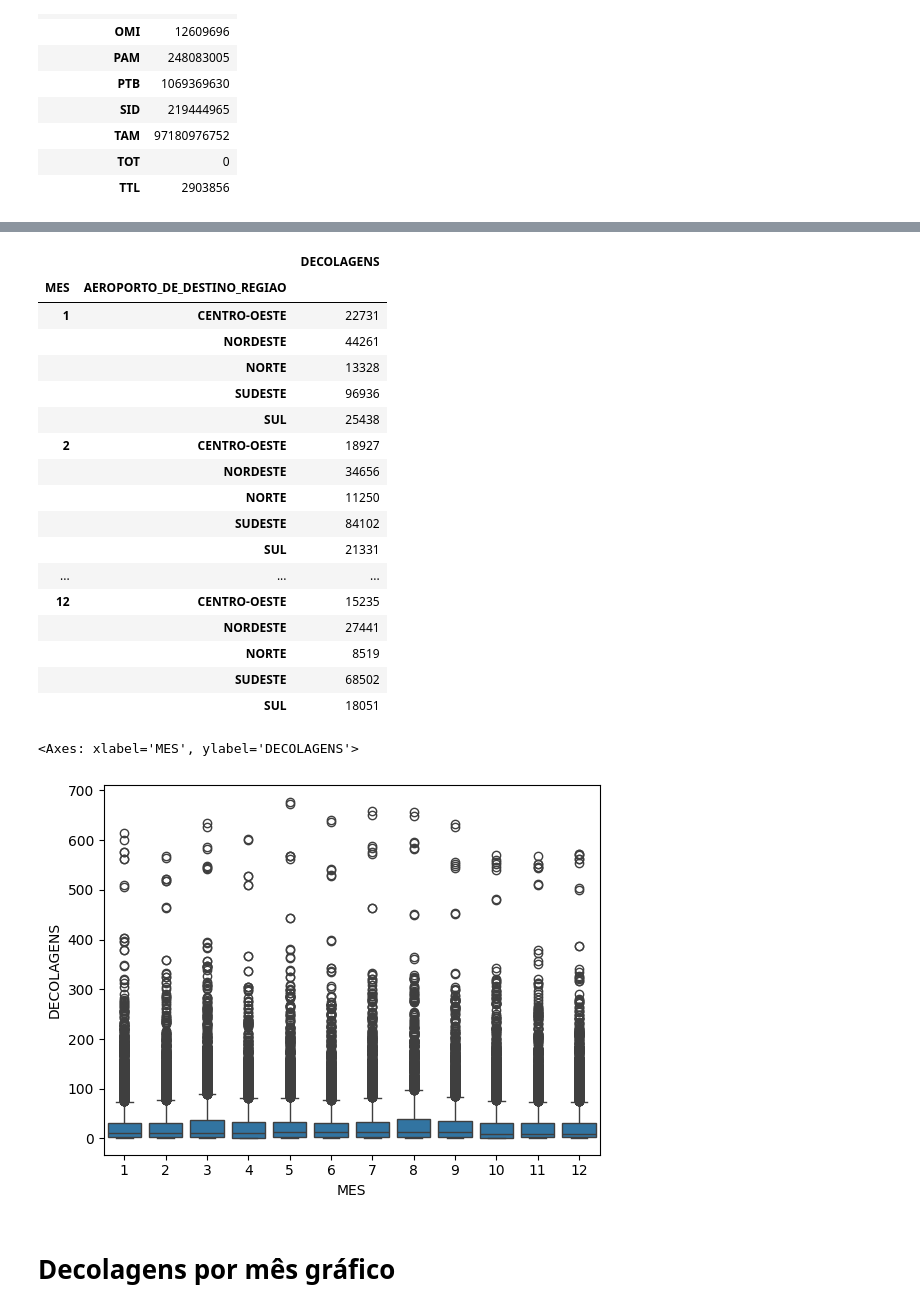
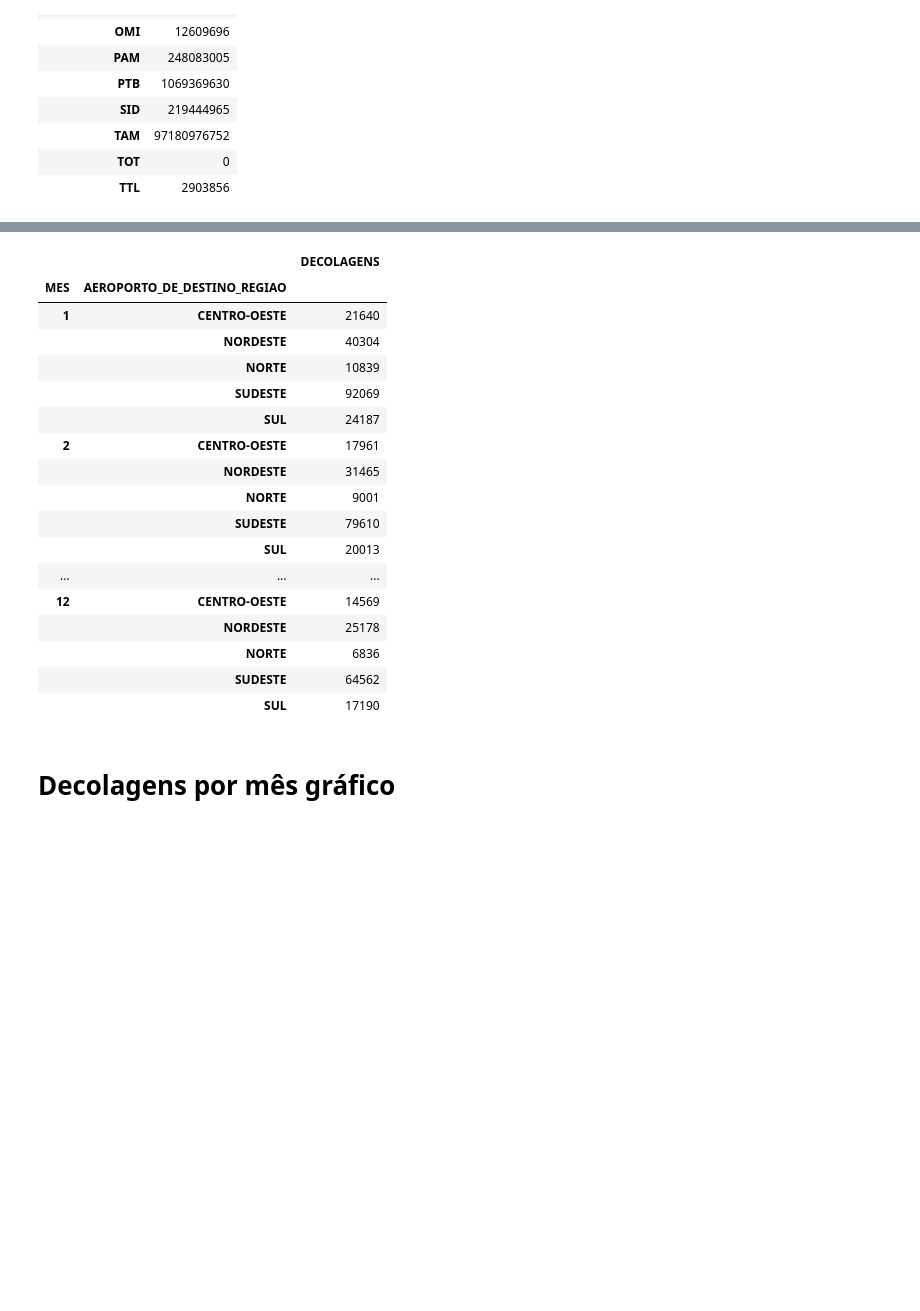
Before and after one commit to lgmro/analise_dados_big_data, a Jupyter notebook: Analise_Descritiva.ipynb, the cells around one changed output, grey strips where cells are left out. Saved outputs shown, nothing was run; the diff lists cells and outputs as text; code cells hidden in the pictures; blank space fills up the shorter version.

```diff
--- a/Analise_Descritiva.ipynb
+++ b/Analise_Descritiva.ipynb
@@ -132,5 +119,6 @@ display(ask_empresa)
 # %%
-decolagens_regiao = base[['EMPRESA_SIGLA', 'AEROPORTO_DE_DESTINO_REGIAO', 'DECOLAGENS']].groupby(['EMPRESA_SIGLA', 'AEROPORTO_DE_DESTINO_REGIAO']).sum()
+melhores_empresa = base.loc[(base['EMPRESA_SIGLA'] == 'AZU') | (base['EMPRESA_SIGLA'] == 'GLO') | (base['EMPRESA_SIGLA'] == 'TAM')]
+decolagens_regiao = melhores_empresa[['EMPRESA_SIGLA', 'AEROPORTO_DE_DESTINO_REGIAO', 'DECOLAGENS']].groupby(['EMPRESA_SIGLA', 'AEROPORTO_DE_DESTINO_REGIAO']).sum()
 display(decolagens_regiao)
 # %% [output]
 |  |  | DECOLAGENS |
@@ -156,27 +143,25 @@ display(decolagens_regiao)
 # %%
-decolagens_mes = base[['MES', 'AEROPORTO_DE_DESTINO_REGIAO', 'DECOLAGENS']].groupby(['MES', 'AEROPORTO_DE_DESTINO_REGIAO']).sum()
+decolagens_mes = melhores_empresa[['MES', 'AEROPORTO_DE_DESTINO_REGIAO', 'DECOLAGENS']].groupby(['MES', 'AEROPORTO_DE_DESTINO_REGIAO']).sum()
 display(decolagens_mes)
 # %% [output]
 |  |  | DECOLAGENS |
 | MES | AEROPORTO_DE_DESTINO_REGIAO |  |
-| 1 | CENTRO-OESTE | 22731 |
-|  | NORDESTE | 44261 |
-|  | NORTE | 13328 |
-|  | SUDESTE | 96936 |
-|  | SUL | 25438 |
-| 2 | CENTRO-OESTE | 18927 |
-|  | NORDESTE | 34656 |
-|  | NORTE | 11250 |
-|  | SUDESTE | 84102 |
-|  | SUL | 21331 |
+| 1 | CENTRO-OESTE | 21640 |
+|  | NORDESTE | 40304 |
+|  | NORTE | 10839 |
+|  | SUDESTE | 92069 |
+|  | SUL | 24187 |
+| 2 | CENTRO-OESTE | 17961 |
+|  | NORDESTE | 31465 |
+|  | NORTE | 9001 |
+|  | SUDESTE | 79610 |
+|  | SUL | 20013 |
 | ... | ... | ... |
-| 12 | CENTRO-OESTE | 15235 |
-|  | NORDESTE | 27441 |
-|  | NORTE | 8519 |
-|  | SUDESTE | 68502 |
-|  | SUL | 18051 |
+| 12 | CENTRO-OESTE | 14569 |
+|  | NORDESTE | 25178 |
+|  | NORTE | 6836 |
+|  | SUDESTE | 64562 |
+|  | SUL | 17190 |
-<Axes: xlabel='MES', ylabel='DECOLAGENS'>
-[figure, removed]
 # %% [markdown]
 # Decolagens por mês gráfico
 # %%
```
Also changed, not shown: parts of 11 cells of this notebook.
